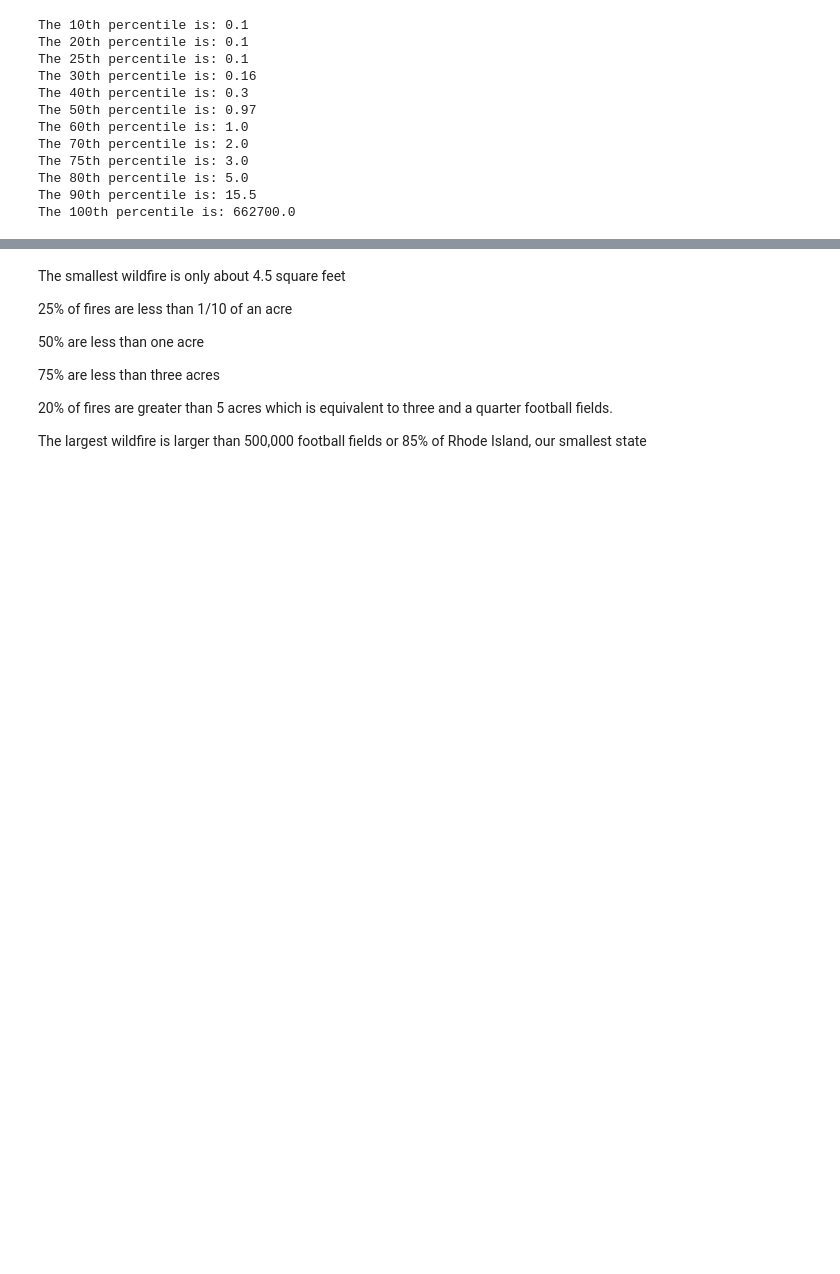
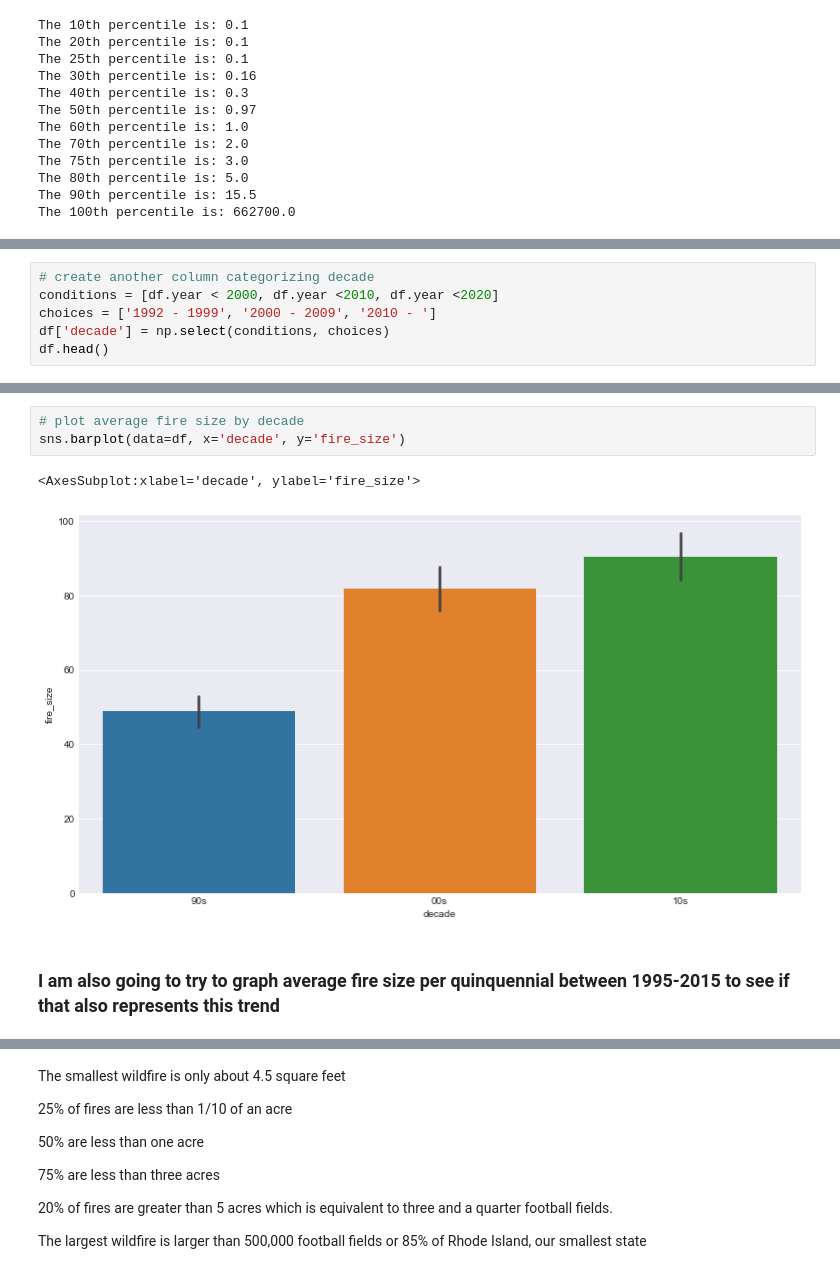
Before and after one commit to Dames-Researching-Flames/Sound-the-Alarm, a Jupyter notebook: Individual Works/lori_explore.ipynb, the cells around one changed output, grey strips where cells are left out. Cells and saved outputs as stored; diff of their text form; blank space fills up the shorter version.

```diff
--- a/Individual Works/lori_explore.ipynb
+++ b/Individual Works/lori_explore.ipynb
@@ -523,0 +589,6 @@ The 100th percentile is: 662700.0
+# %%
+# create another column categorizing decade
+conditions = [df.year < 2000, df.year <2010, df.year <2020]
+choices = ['1992 - 1999', '2000 - 2009', '2010 - ']
+df['decade'] = np.select(conditions, choices)
+df.head()
@@ -523,0 +603,8 @@ The 100th percentile is: 662700.0
+# %%
+# plot average fire size by decade
+sns.barplot(data=df, x='decade', y='fire_size')
+# %% [output]
+<AxesSubplot:xlabel='decade', ylabel='fire_size'>
+[figure, added]
+# %% [markdown]
+### I am also going to try to graph average fire size per quinquennial between 1995-2015 to see if that also represents this trend
```
Also changed, not shown: parts of 18 cells of this notebook, 1 other file.
